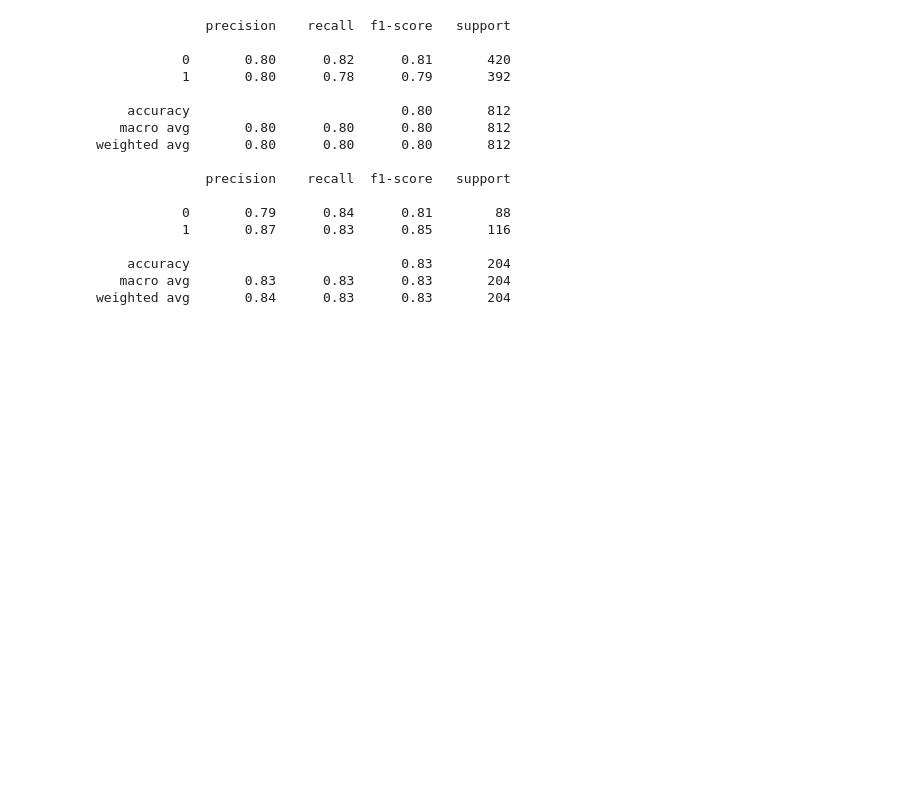
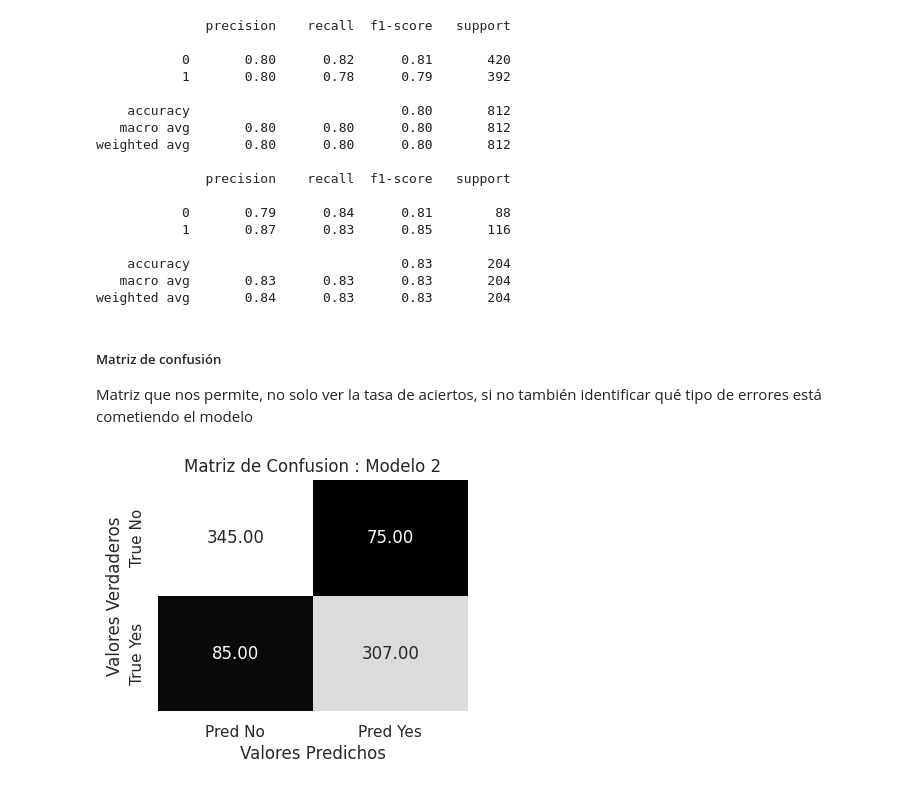
Before and after one commit to jmejiaes/heart_attack_classification, a Jupyter notebook: notebooks/clasification_model.ipynb, the cells around one changed output. Cells and saved outputs as stored; diff of their text form; code cells hidden in the pictures; blank space fills up the shorter version.

```diff
--- a/notebooks/clasification_model.ipynb
+++ b/notebooks/clasification_model.ipynb
@@ -526,3 +536,18 @@ weighted avg       0.80      0.80      0.80       812
     accuracy                           0.83       204
    macro avg       0.83      0.83      0.83       204
 weighted avg       0.84      0.83      0.83       204
+# %% [markdown]
+##### Matriz de confusión
+Matriz que nos permite, no solo ver la tasa de aciertos, si no también identificar qué tipo de errores está cometiendo el modelo
+# %%
+plt.figure(figsize=(4,3))
+cm = confusion_matrix(yTrainSmote, y_train_pred_model2)
+plt.title('Matriz de Confusion : Modelo 2')
+sns.heatmap(cm, annot=True, fmt='.2f', cmap='gray', cbar=0, xticklabels=['Pred No', 'Pred Yes'], yticklabels=['True No', 'True Yes'])
+
+# Añadir etiquetas a los ejes
+plt.xlabel('Valores Predichos')
+plt.ylabel('Valores Verdaderos')
+plt.show()
+# %% [output]
+[figure, added]
```
Also changed, not shown: parts of 25 cells of this notebook.
